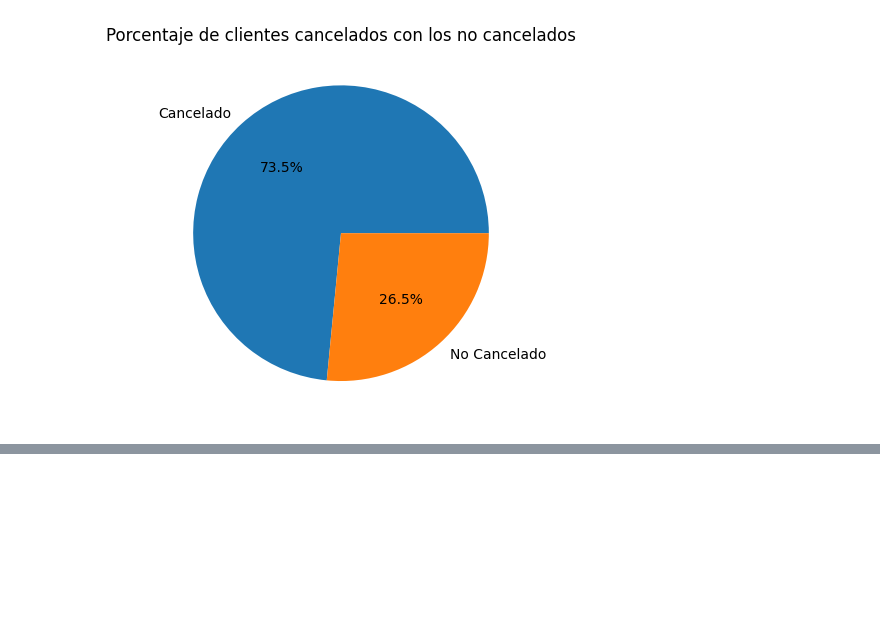
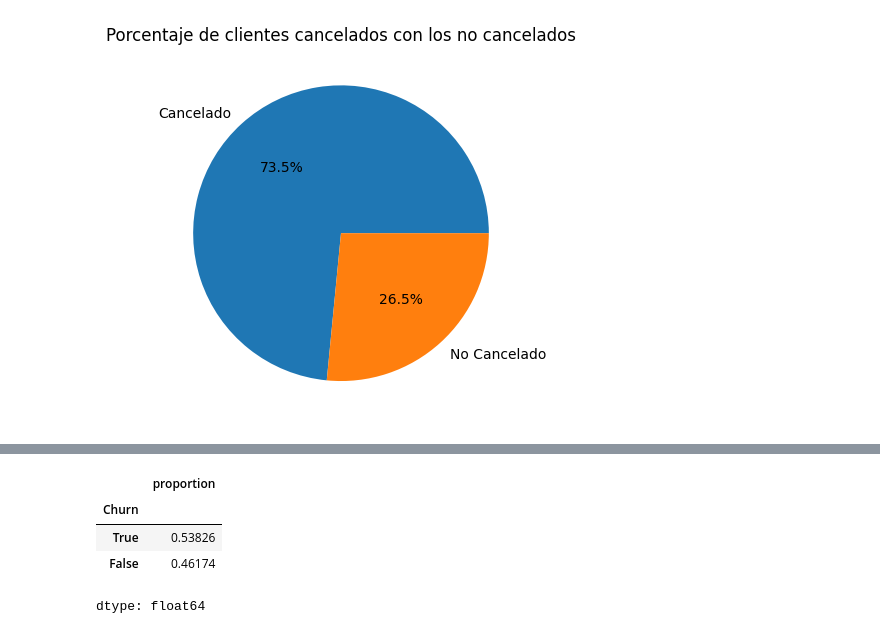
Before and after one commit to lukitasmois/TelecomX_LATAM_2, a Jupyter notebook: TelexomX_parte2_Latam.ipynb, the cells around one changed output, grey strips where cells are left out. Drawn from its saved outputs; the diff is of its cells as text; code cells hidden in the pictures; blank space fills up the shorter version.

```diff
--- a/TelexomX_parte2_Latam.ipynb
+++ b/TelexomX_parte2_Latam.ipynb
@@ -222,0 +231,14 @@ plt.show();
+# %%
+from imblearn.combine import SMOTEENN
+
+over_sampling = SMOTEENN()
+
+X_balanceada, y_balanceada = over_sampling.fit_resample(X_train, y_train)
+# %%
+y_balanceada.value_counts(normalize=True)
+# %% [output]
+|  | proportion |
+| Churn |  |
+| True | 0.53826 |
+| False | 0.46174 |
+dtype: float64
```
Also changed, not shown: parts of 2 cells of this notebook.
